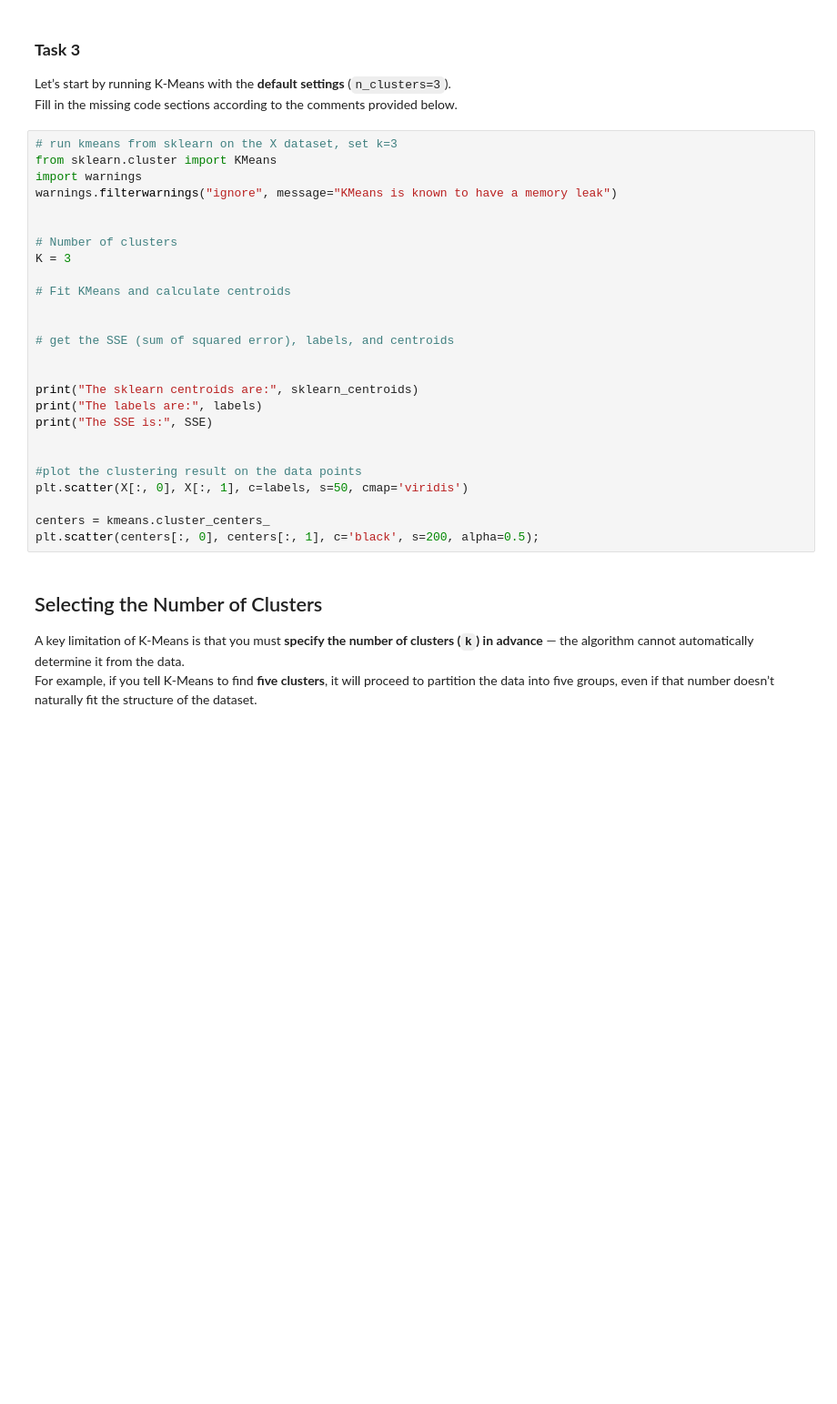
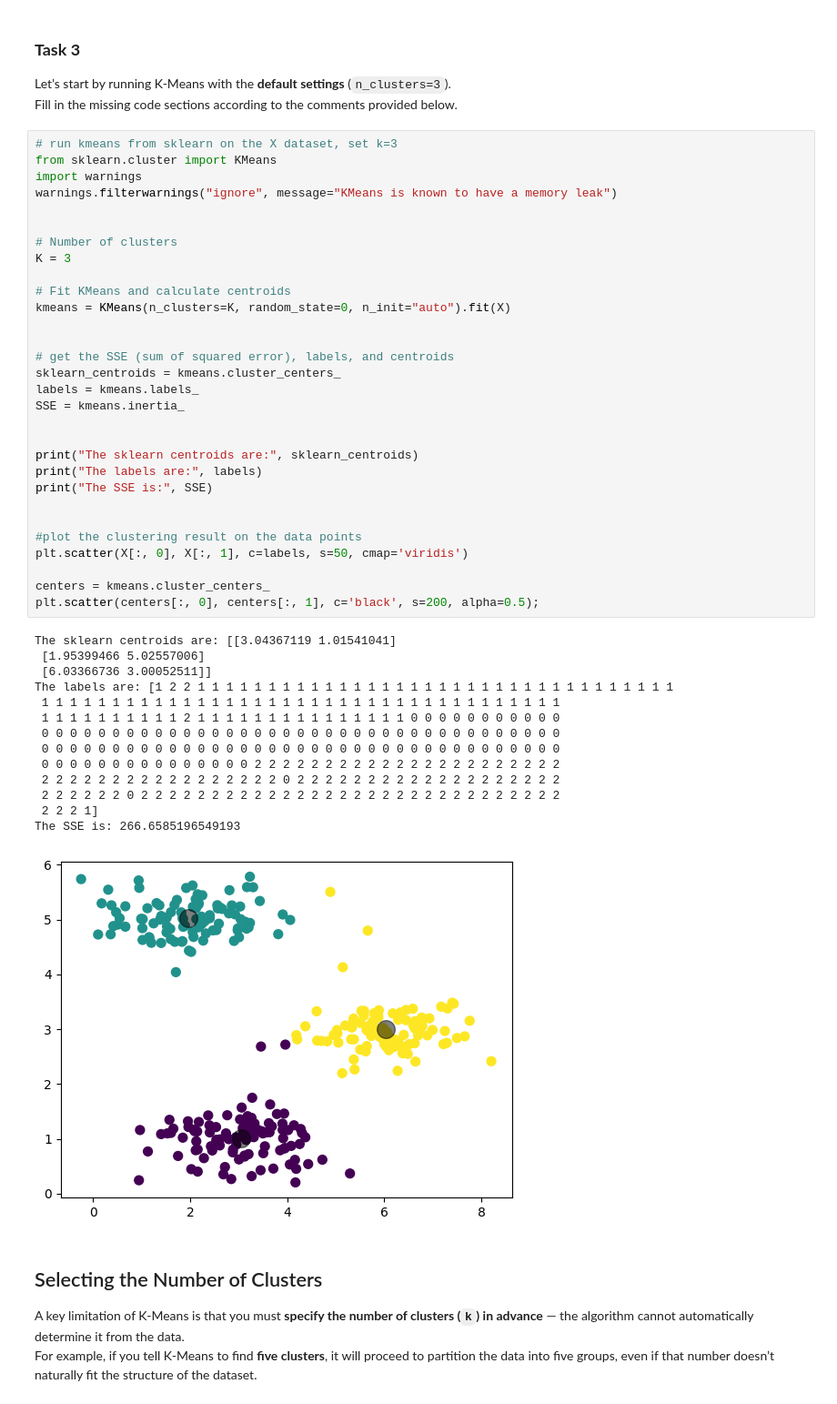
Before and after one commit to gabbymp3/stat362, a Jupyter notebook: student/quizzes/week_9/KMeans.ipynb, the cells around one changed output. Shown at 91% size. Cells and saved outputs as stored; diff of their text form; blank space fills up the shorter version.

```diff
--- a/student/quizzes/week_9/KMeans.ipynb
+++ b/student/quizzes/week_9/KMeans.ipynb
@@ -414,29 +453,48 @@ Fill in the missing code sections according to the comments provided below.
 # %%
 # run kmeans from sklearn on the X dataset, set k=3
 from sklearn.cluster import KMeans
 import warnings
 warnings.filterwarnings("ignore", message="KMeans is known to have a memory leak")
 
 
 # Number of clusters
 K = 3
 
 # Fit KMeans and calculate centroids
+kmeans = KMeans(n_clusters=K, random_state=0, n_init="auto").fit(X)
 
 
 # get the SSE (sum of squared error), labels, and centroids
+sklearn_centroids = kmeans.cluster_centers_
+labels = kmeans.labels_
+SSE = kmeans.inertia_
 
 
 print("The sklearn centroids are:", sklearn_centroids)
 print("The labels are:", labels)
 print("The SSE is:", SSE)
 
 
 #plot the clustering result on the data points
 plt.scatter(X[:, 0], X[:, 1], c=labels, s=50, cmap='viridis')
 
 centers = kmeans.cluster_centers_
 plt.scatter(centers[:, 0], centers[:, 1], c='black', s=200, alpha=0.5);
+# %% [output]
+The sklearn centroids are: [[3.04367119 1.01541041]
+ [1.95399466 5.02557006]
+ [6.03366736 3.00052511]]
+The labels are: [1 2 2 1 1 1 1 1 1 1 1 1 1 1 1 1 1 1 1 1 1 1 1 1 1 1 1 1 1 1 1 1 1 1 1 1 1
+ 1 1 1 1 1 1 1 1 1 1 1 1 1 1 1 1 1 1 1 1 1 1 1 1 1 1 1 1 1 1 1 1 1 1 1 1 1
+ 1 1 1 1 1 1 1 1 1 1 2 1 1 1 1 1 1 1 1 1 1 1 1 1 1 1 0 0 0 0 0 0 0 0 0 0 0
+ 0 0 0 0 0 0 0 0 0 0 0 0 0 0 0 0 0 0 0 0 0 0 0 0 0 0 0 0 0 0 0 0 0 0 0 0 0
+ 0 0 0 0 0 0 0 0 0 0 0 0 0 0 0 0 0 0 0 0 0 0 0 0 0 0 0 0 0 0 0 0 0 0 0 0 0
+ 0 0 0 0 0 0 0 0 0 0 0 0 0 0 0 2 2 2 2 2 2 2 2 2 2 2 2 2 2 2 2 2 2 2 2 2 2
+ 2 2 2 2 2 2 2 2 2 2 2 2 2 2 2 2 2 0 2 2 2 2 2 2 2 2 2 2 2 2 2 2 2 2 2 2 2
+ 2 2 2 2 2 2 0 2 2 2 2 2 2 2 2 2 2 2 2 2 2 2 2 2 2 2 2 2 2 2 2 2 2 2 2 2 2
+ 2 2 2 1]
+The SSE is: 266.6585196549193
+[figure, added]
 # %% [markdown]
 ##  Selecting the Number of Clusters
 
```
Also changed, not shown: parts of 24 cells of this notebook, 3 other files.
